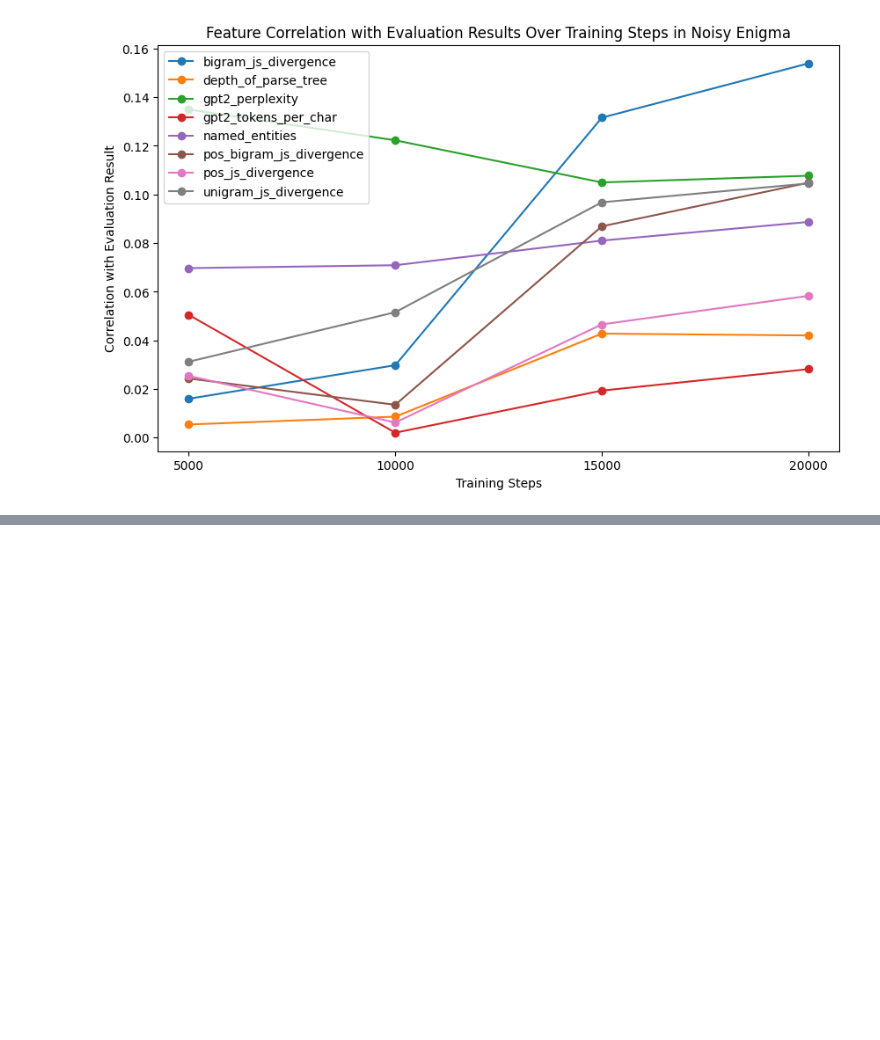
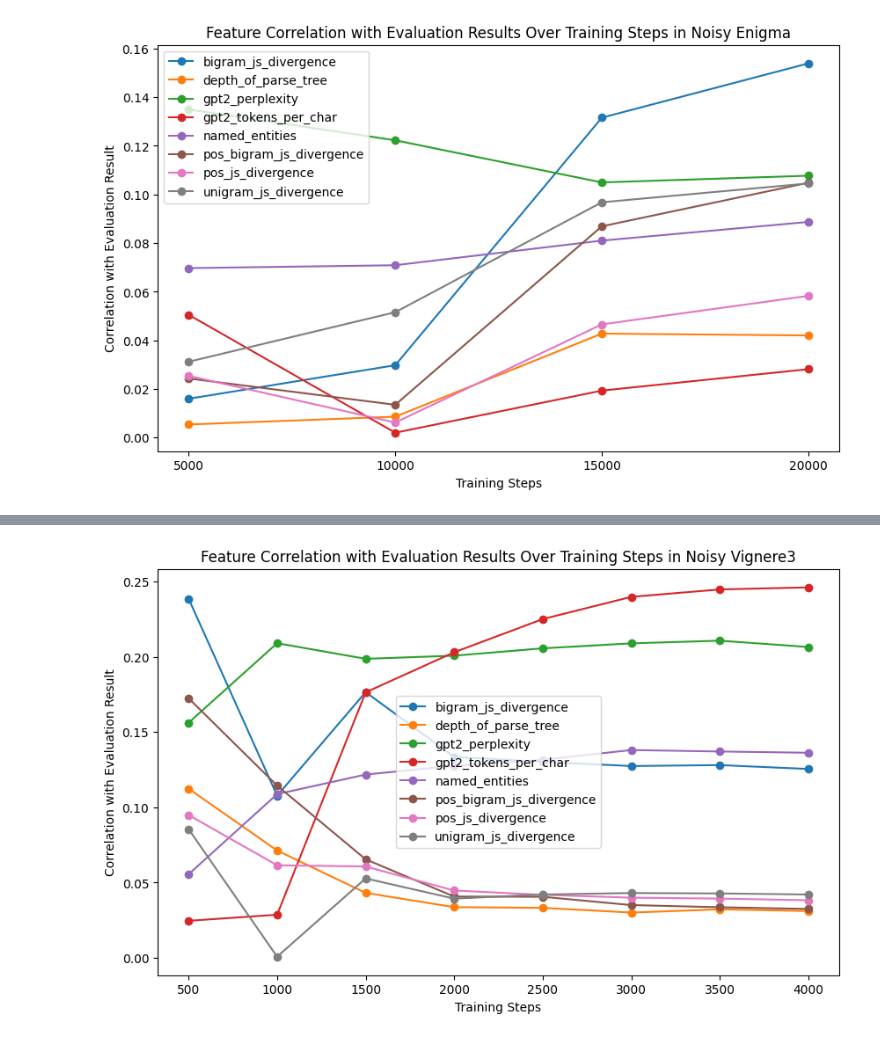
Before and after one commit to JanProvaznik/enigma-transformed, a Jupyter notebook: traindynamicsanalysis.ipynb, the cells around one changed output, grey strips where cells are left out. Drawn from its saved outputs; the diff is of its cells as text; code cells hidden in the pictures; blank space fills up the shorter version.

```diff
--- a/traindynamicsanalysis.ipynb
+++ b/traindynamicsanalysis.ipynb
@@ -149,0 +243,33 @@ plt.show()
+# %%
+# do the same for vig3
+steps = [500,1000,1500, 2000, 2500, 3000, 3500, 4000
+]
+
+correlation_data = []
+# Calculate correlation for each feature across steps
+for feature in features:  # 'features' should be replaced with your list of feature column names
+    feature_correlations = []
+    for step in steps:
+        # en_noisyconsteenigma_checkpoint-5000_error_rate
+        ev_col = f"en_noisevignere3_{step}_error_rate"
+        # Calculate magnitude of correlation between feature and evaluation result at this step
+        correlation = abs(data[feature].corr(data[ev_col]))
+        feature_correlations.append(correlation)
+    correlation_data.append(feature_correlations)
+
+# Convert correlation data into a DataFrame for easy plotting
+correlation_df = pd.DataFrame(correlation_data, index=features, columns=steps)
+
+# Plotting
+plt.figure(figsize=(10, 6))
+for feature in features:
+    plt.plot(steps, correlation_df.loc[feature], marker='o', label=feature)
+
+plt.xticks(steps)
+plt.xlabel('Training Steps')
+plt.ylabel('Correlation with Evaluation Result')
+plt.title('Feature Correlation with Evaluation Results Over Training Steps in Noisy Vignere3')
+plt.legend()
+plt.show()
+# %% [output]
+[figure, added]
```
Also changed, not shown: parts of 15 cells of this notebook, 11 other files.
